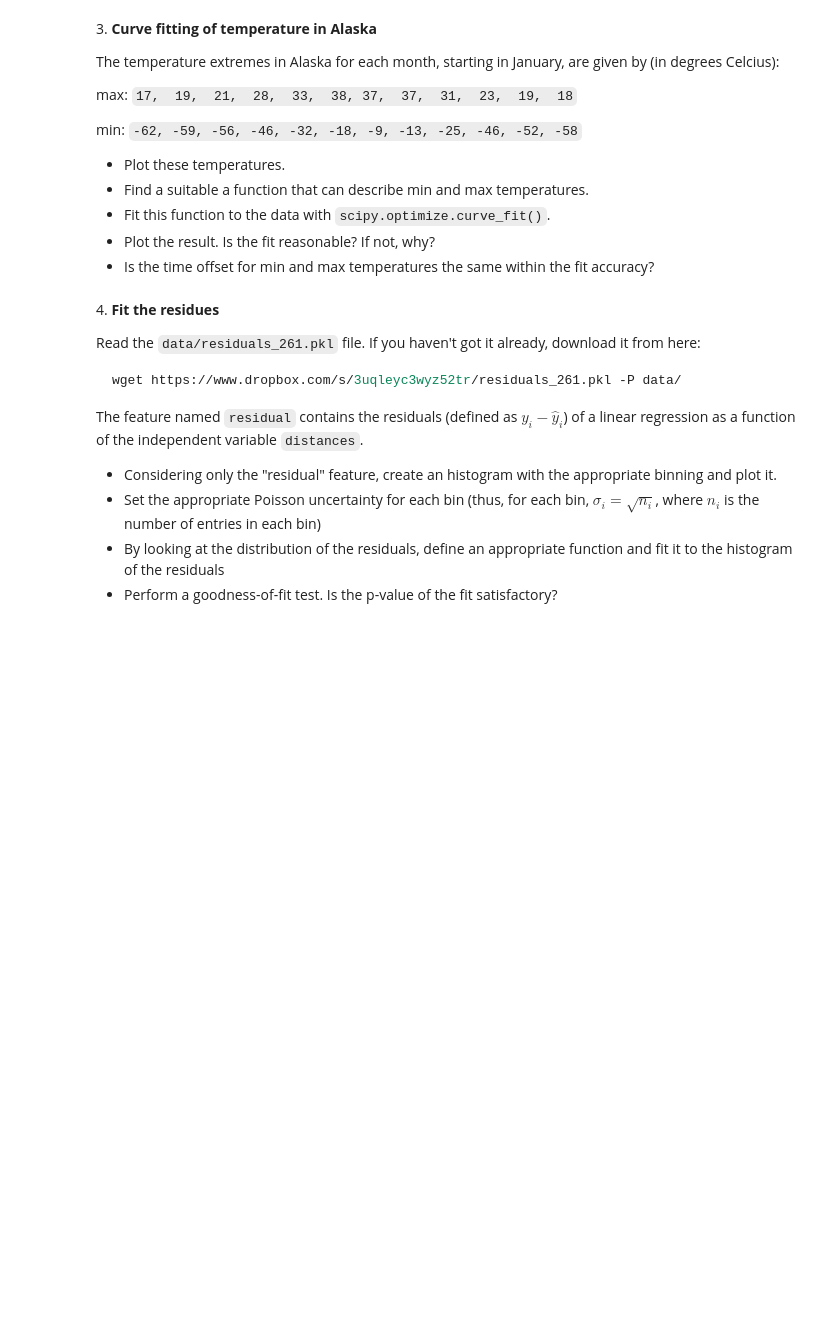
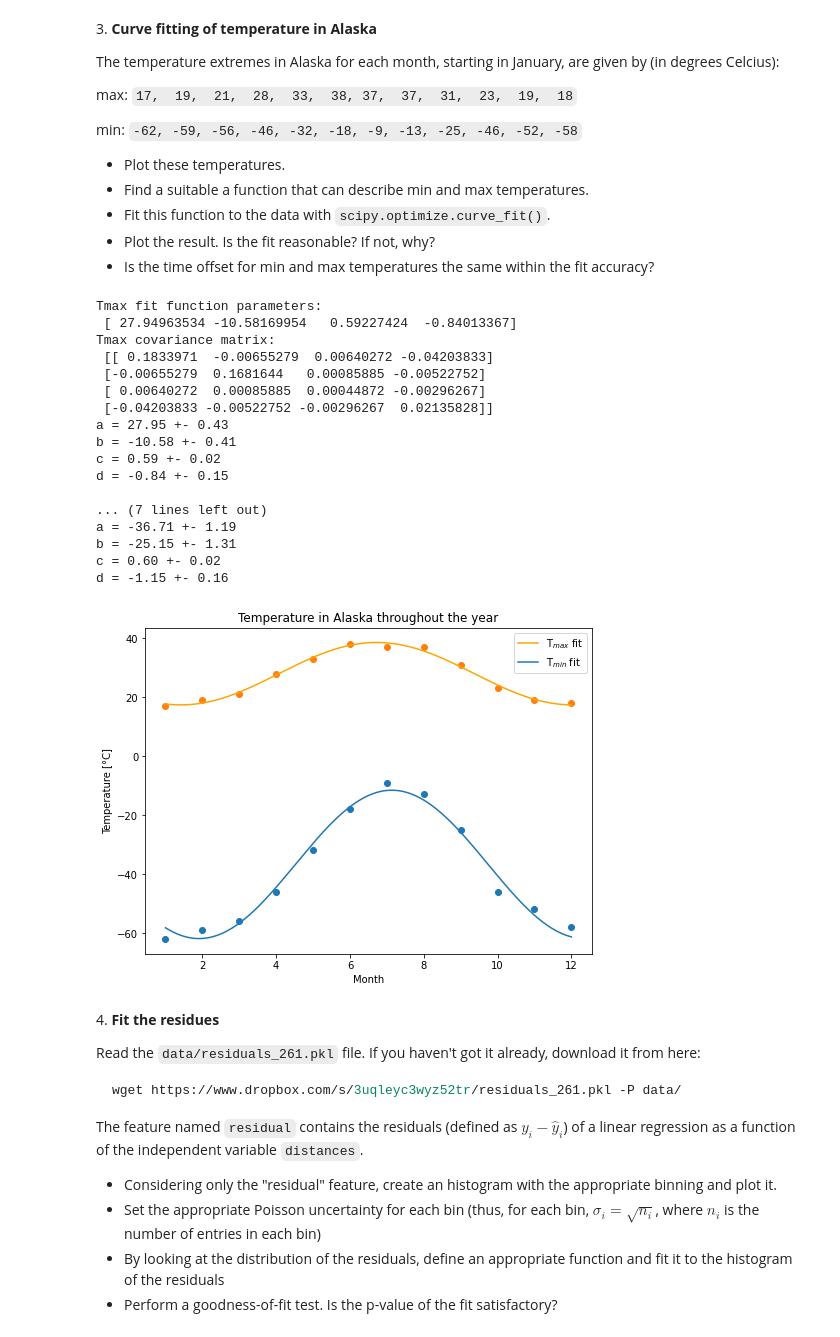
Before and after one commit to maresoo/ScientificComputingWithPython2022, a Jupyter notebook: 10ex_tests.ipynb, the cells around one changed output. Drawn from its saved outputs; the diff is of its cells as text; code cells hidden in the pictures; blank space fills up the shorter version.

```diff
--- a/10ex_tests.ipynb
+++ b/10ex_tests.ipynb
@@ -41,6 +125,60 @@ min: `-62, -59, -56, -46, -32, -18, -9, -13, -25, -46, -52, -58`
 * Fit this function to the data with `scipy.optimize.curve_fit()`.
 * Plot the result. Is the fit reasonable? If not, why?
 * Is the time offset for min and max temperatures the same within the fit accuracy?
+# %%
+def sinusoidal(x, a, b, c, d):
+    return a+b*np.cos(c*x+d)
+
+month = np.arange(1,13)
+Tmax = np.array([17, 19, 21, 28, 33, 38, 37, 37, 31, 23, 19, 18])
+Tmin = np.array([-62, -59, -56, -46, -32, -18, -9, -13, -25, -46, -52, -58])
+
+fig, ax = plt.subplots(nrows=1, ncols=1, figsize=(8,6))
+ax.plot(month, Tmin, month, Tmax, marker="o", linestyle="None")
+
+popth, pcovh = sp.optimize.curve_fit(sinusoidal, month, Tmax, p0=[30, -10, 0.5, -1], full_output=False)
+print("Tmax fit function parameters:\n", popth)
+print("Tmax covariance matrix:\n", pcovh)
+print("a = %.2f +- %.2f" % (popth[0], np.sqrt(pcovh[0,0])))
+print("b = %.2f +- %.2f" % (popth[1], np.sqrt(pcovh[1,1])))
+print("c = %.2f +- %.2f" % (popth[2], np.sqrt(pcovh[2,2])))
+print("d = %.2f +- %.2f" % (popth[3], np.sqrt(pcovh[3,3])))
+
+poptc, pcovc = sp.optimize.curve_fit(sinusoidal, month, Tmin, p0=[-35, -25, 0.5, -1], full_output=False)
+print("\nTmin fit function parameters:\n", poptc)
+print("Tmin covariance matrix:\n", pcovc)
+print("a = %.2f +- %.2f" % (poptc[0], np.sqrt(pcovc[0,0])))
+print("b = %.2f +- %.2f" % (poptc[1], np.sqrt(pcovc[1,1])))
+print("c = %.2f +- %.2f" % (poptc[2], np.sqrt(pcovc[2,2])))
+print("d = %.2f +- %.2f" % (poptc[3], np.sqrt(pcovc[3,3])))
+
+xf = np.linspace(1, 12, 1101)
+ax.plot(xf, sinusoidal(xf, popth[0], popth[1], popth[2], popth[3]), color="orange", label="T$_{max}$ fit")
+ax.plot(xf, sinusoidal(xf, poptc[0], poptc[1], poptc[2], poptc[3]), color="tab:blue", label="T$_{min}$ fit")
+ax.set_title("Temperature in Alaska throughout the year")
+ax.set_xlabel("Month")
+ax.set_ylabel("Temperature [°C]")
+ax.legend()
+plt.show()
+# %% [output]
+Tmax fit function parameters:
+ [ 27.94963534 -10.58169954   0.59227424  -0.84013367]
+Tmax covariance matrix:
+ [[ 0.1833971  -0.00655279  0.00640272 -0.04203833]
+ [-0.00655279  0.1681644   0.00085885 -0.00522752]
+ [ 0.00640272  0.00085885  0.00044872 -0.00296267]
+ [-0.04203833 -0.00522752 -0.00296267  0.02135828]]
+a = 27.95 +- 0.43
+b = -10.58 +- 0.41
+c = 0.59 +- 0.02
+d = -0.84 +- 0.15
+
+... (7 lines left out)
+a = -36.71 +- 1.19
+b = -25.15 +- 1.31
+c = 0.60 +- 0.02
+d = -1.15 +- 0.16
+[figure, added]
 # %% [markdown]
 4\. **Fit the residues**
 
```
Also changed, not shown: parts of 5 cells of this notebook.
